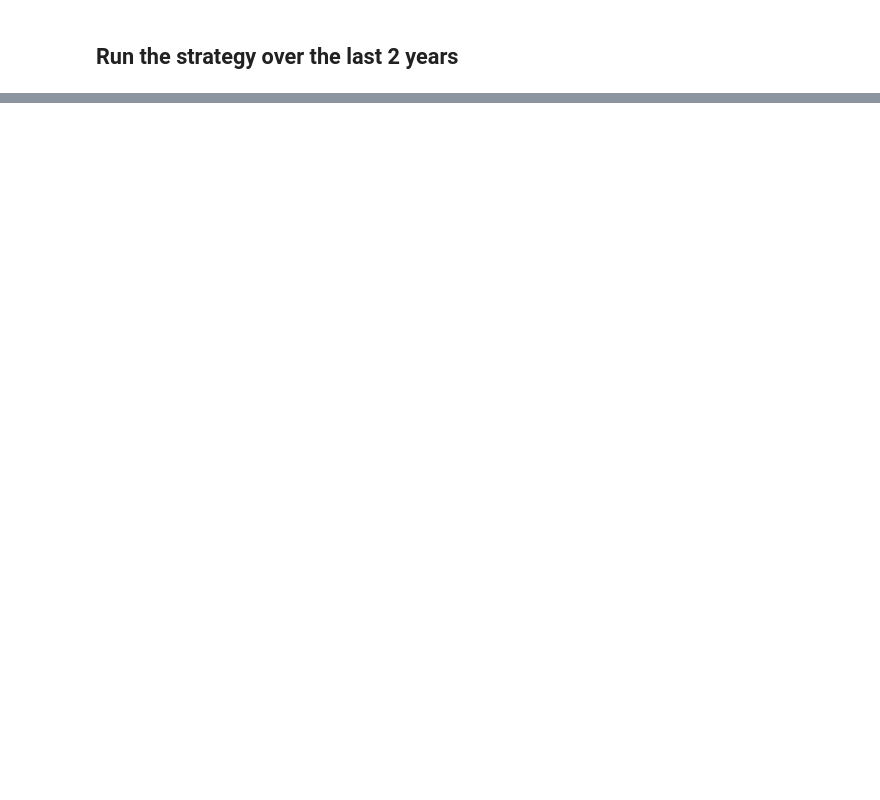
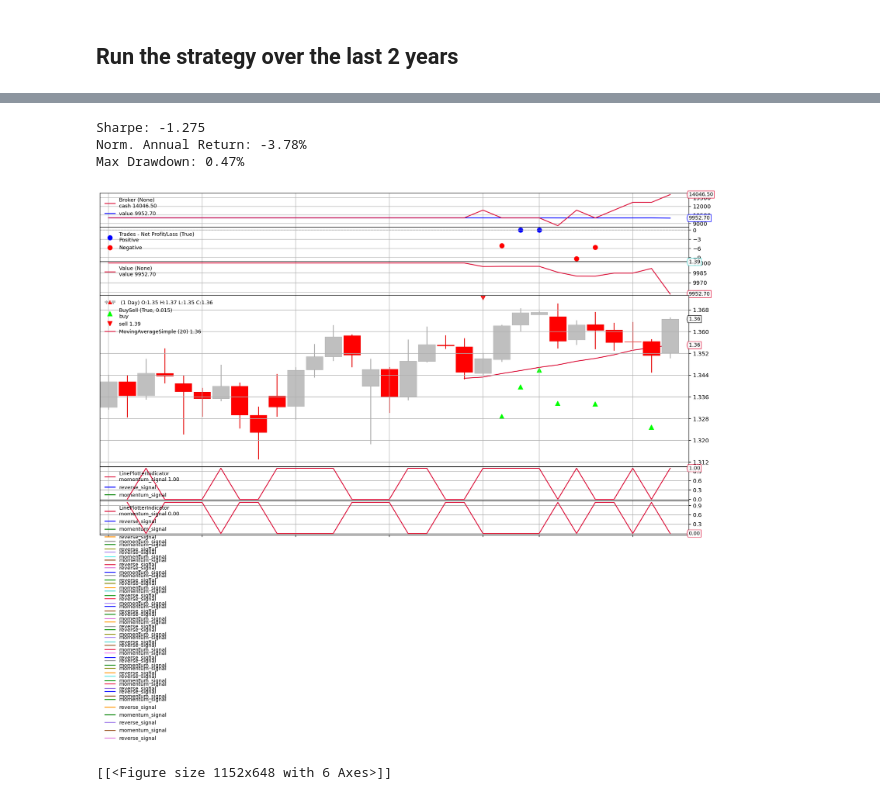
Before and after one commit to akokaz1/Algo-Trading, a Jupyter notebook: notebooks/scripts/Grid Trading Bot.ipynb, the cells around one changed output, grey strips where cells are left out. Saved outputs shown, nothing was run; the diff lists cells and outputs as text; code cells hidden in the pictures; blank space fills up the shorter version.

```diff
--- a/notebooks/scripts/Grid Trading Bot.ipynb
+++ b/notebooks/scripts/Grid Trading Bot.ipynb
@@ -282,0 +199,14 @@ Max Drawdown: 0.24%
+# %%
+try:
+    print(f"Sharpe: {results[0].analyzers.sharperatio.get_analysis()['sharperatio']:.3f}")
+except:
+    pass
+print(f"Norm. Annual Return: {results[0].analyzers.returns.get_analysis()['rnorm100']:.2f}%")
+print(f"Max Drawdown: {results[0].analyzers.drawdown.get_analysis()['max']['drawdown']:.2f}%")
+cerebro.plot(iplot=False, volume=False, width=45, style='candle')
+# %% [output]
+Sharpe: -1.275
+Norm. Annual Return: -3.78%
+Max Drawdown: 0.47%
+[figure, added]
+[[<Figure size 1152x648 with 6 Axes>]]
```
Also changed, not shown: parts of 6 cells of this notebook.
